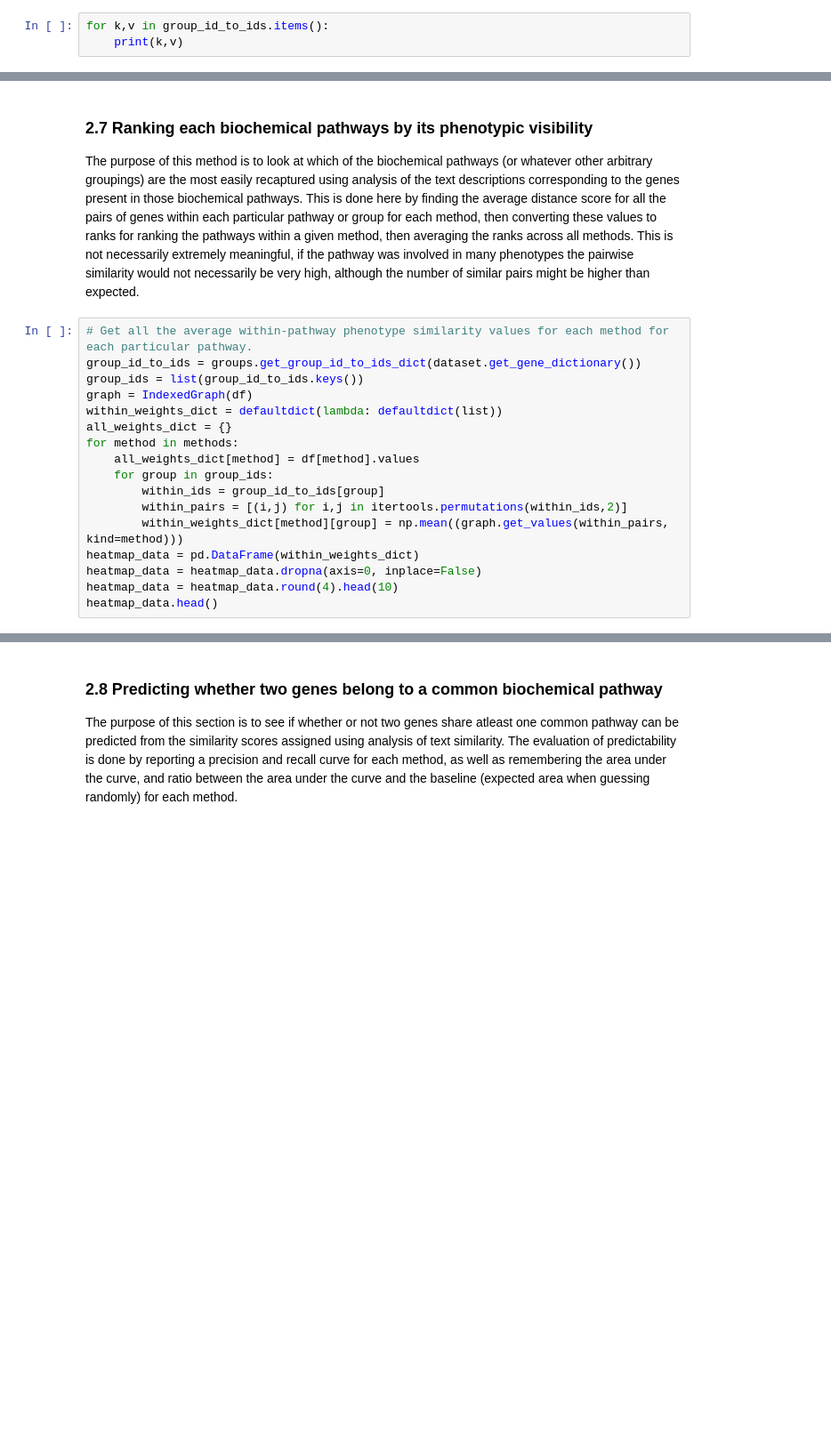
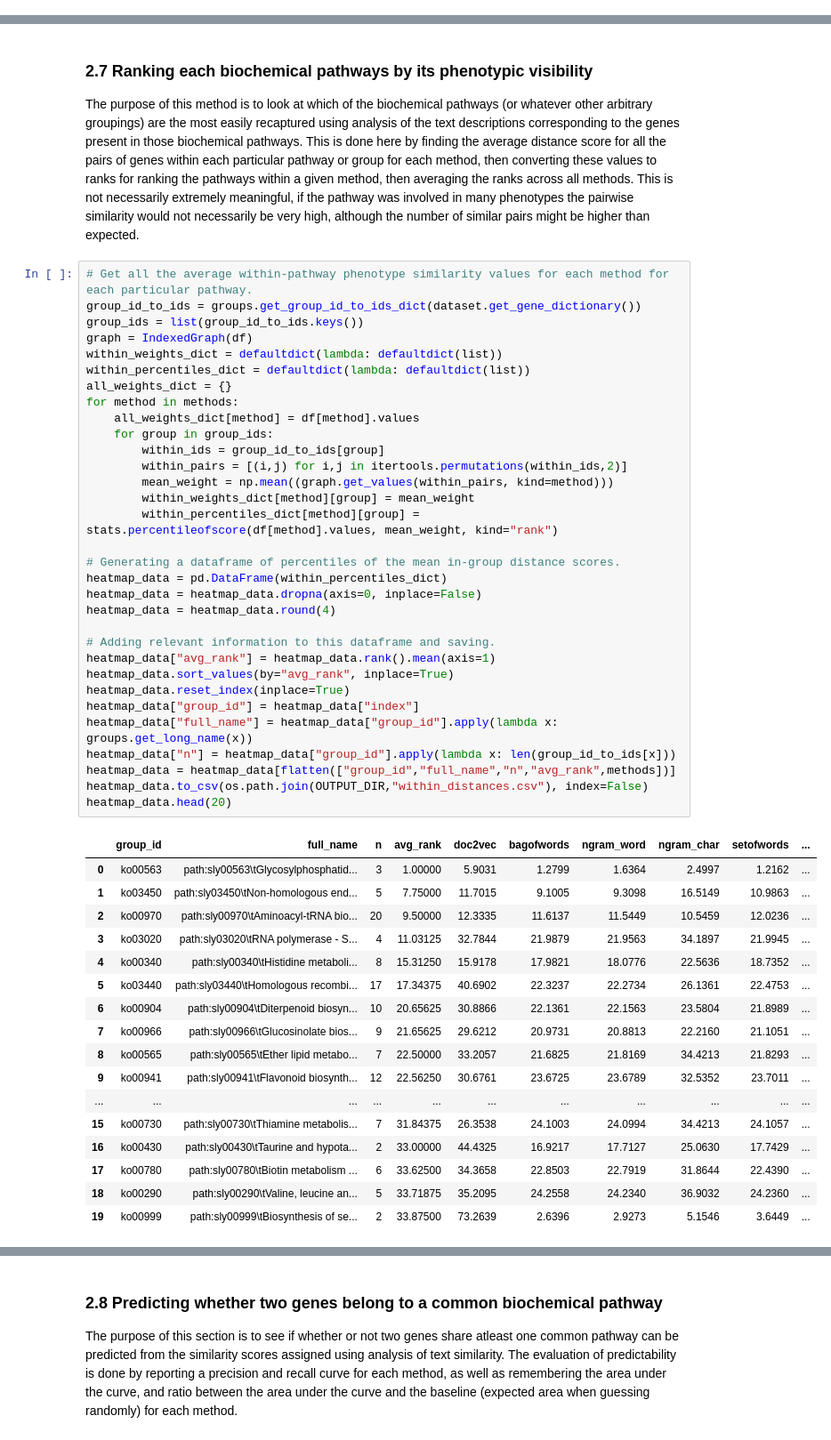
Before and after one commit to irbraun/plant-phenotypes-nlp, a Jupyter notebook: notebooks/analysis_part_3.ipynb, the cells around one changed output, grey strips where cells are left out. Shown: that part at 89% size. Saved outputs shown, nothing was run; the diff lists cells and outputs as text; blank space fills up the shorter version.

```diff
--- a/notebooks/analysis_part_3.ipynb
+++ b/notebooks/analysis_part_3.ipynb
@@ -106,3 +106,0 @@ Number of genes names mapped to any group for each species
-# %%
-for k,v in group_id_to_ids.items():
-    print(k,v)
@@ -327,17 +355,50 @@ The purpose of this method is to look at which of the biochemical pathways (or w
 # %%
 # Get all the average within-pathway phenotype similarity values for each method for each particular pathway.
 group_id_to_ids = groups.get_group_id_to_ids_dict(dataset.get_gene_dictionary())
 group_ids = list(group_id_to_ids.keys())
 graph = IndexedGraph(df)
 within_weights_dict = defaultdict(lambda: defaultdict(list))
+within_percentiles_dict = defaultdict(lambda: defaultdict(list))
 all_weights_dict = {}
 for method in methods:
     all_weights_dict[method] = df[method].values
     for group in group_ids:
         within_ids = group_id_to_ids[group]
         within_pairs = [(i,j) for i,j in itertools.permutations(within_ids,2)]
-        within_weights_dict[method][group] = np.mean((graph.get_values(within_pairs, kind=method)))
-heatmap_data = pd.DataFrame(within_weights_dict)
+        mean_weight = np.mean((graph.get_values(within_pairs, kind=method)))
+        within_weights_dict[method][group] = mean_weight
+        within_percentiles_dict[method][group] = stats.percentileofscore(df[method].values, mean_weight, kind="rank")
+
+# Generating a dataframe of percentiles of the mean in-group distance scores.
+heatmap_data = pd.DataFrame(within_percentiles_dict)
 heatmap_data = heatmap_data.dropna(axis=0, inplace=False)
-heatmap_data = heatmap_data.round(4).head(10)
-heatmap_data.head()
+heatmap_data = heatmap_data.round(4)
+
+# Adding relevant information to this dataframe and saving.
+heatmap_data["avg_rank"] = heatmap_data.rank().mean(axis=1)
+heatmap_data.sort_values(by="avg_rank", inplace=True)
+heatmap_data.reset_index(inplace=True)
+heatmap_data["group_id"] = heatmap_data["index"]
+heatmap_data["full_name"] = heatmap_data["group_id"].apply(lambda x: groups.get_long_name(x))
+heatmap_data["n"] = heatmap_data["group_id"].apply(lambda x: len(group_id_to_ids[x]))
+heatmap_data = heatmap_data[flatten(["group_id","full_name","n","avg_rank",methods])]
+heatmap_data.to_csv(os.path.join(OUTPUT_DIR,"within_distances.csv"), index=False)
+heatmap_data.head(20)
+# %% [output]
+|  | group_id | full_name | n | avg_rank | doc2vec | bagofwords | ngram_word | ngram_char | setofwords | ... |
+| 0 | ko00563 | path:sly00563\tGlycosylphosphatid... | 3 | 1.00000 | 5.9031 | 1.2799 | 1.6364 | 2.4997 | 1.2162 | ... |
+| 1 | ko03450 | path:sly03450\tNon-homologous end... | 5 | 7.75000 | 11.7015 | 9.1005 | 9.3098 | 16.5149 | 10.9863 | ... |
+| 2 | ko00970 | path:sly00970\tAminoacyl-tRNA bio... | 20 | 9.50000 | 12.3335 | 11.6137 | 11.5449 | 10.5459 | 12.0236 | ... |
+| 3 | ko03020 | path:sly03020\tRNA polymerase - S... | 4 | 11.03125 | 32.7844 | 21.9879 | 21.9563 | 34.1897 | 21.9945 | ... |
+| 4 | ko00340 | path:sly00340\tHistidine metaboli... | 8 | 15.31250 | 15.9178 | 17.9821 | 18.0776 | 22.5636 | 18.7352 | ... |
+| 5 | ko03440 | path:sly03440\tHomologous recombi... | 17 | 17.34375 | 40.6902 | 22.3237 | 22.2734 | 26.1361 | 22.4753 | ... |
+| 6 | ko00904 | path:sly00904\tDiterpenoid biosyn... | 10 | 20.65625 | 30.8866 | 22.1361 | 22.1563 | 23.5804 | 21.8989 | ... |
+| 7 | ko00966 | path:sly00966\tGlucosinolate bios... | 9 | 21.65625 | 29.6212 | 20.9731 | 20.8813 | 22.2160 | 21.1051 | ... |
+| 8 | ko00565 | path:sly00565\tEther lipid metabo... | 7 | 22.50000 | 33.2057 | 21.6825 | 21.8169 | 34.4213 | 21.8293 | ... |
+| 9 | ko00941 | path:sly00941\tFlavonoid biosynth... | 12 | 22.56250 | 30.6761 | 23.6725 | 23.6789 | 32.5352 | 23.7011 | ... |
+| ... | ... | ... | ... | ... | ... | ... | ... | ... | ... | ... |
+| 15 | ko00730 | path:sly00730\tThiamine metabolis... | 7 | 31.84375 | 26.3538 | 24.1003 | 24.0994 | 34.4213 | 24.1057 | ... |
+| 16 | ko00430 | path:sly00430\tTaurine and hypota... | 2 | 33.00000 | 44.4325 | 16.9217 | 17.7127 | 25.0630 | 17.7429 | ... |
+| 17 | ko00780 | path:sly00780\tBiotin metabolism ... | 6 | 33.62500 | 34.3658 | 22.8503 | 22.7919 | 31.8644 | 22.4390 | ... |
+| 18 | ko00290 | path:sly00290\tValine, leucine an... | 5 | 33.71875 | 35.2095 | 24.2558 | 24.2340 | 36.9032 | 24.2360 | ... |
+| 19 | ko00999 | path:sly00999\tBiosynthesis of se... | 2 | 33.87500 | 73.2639 | 2.6396 | 2.9273 | 5.1546 | 3.6449 | ... |
```
Also changed, not shown: parts of 12 cells of this notebook, 2 other files.
